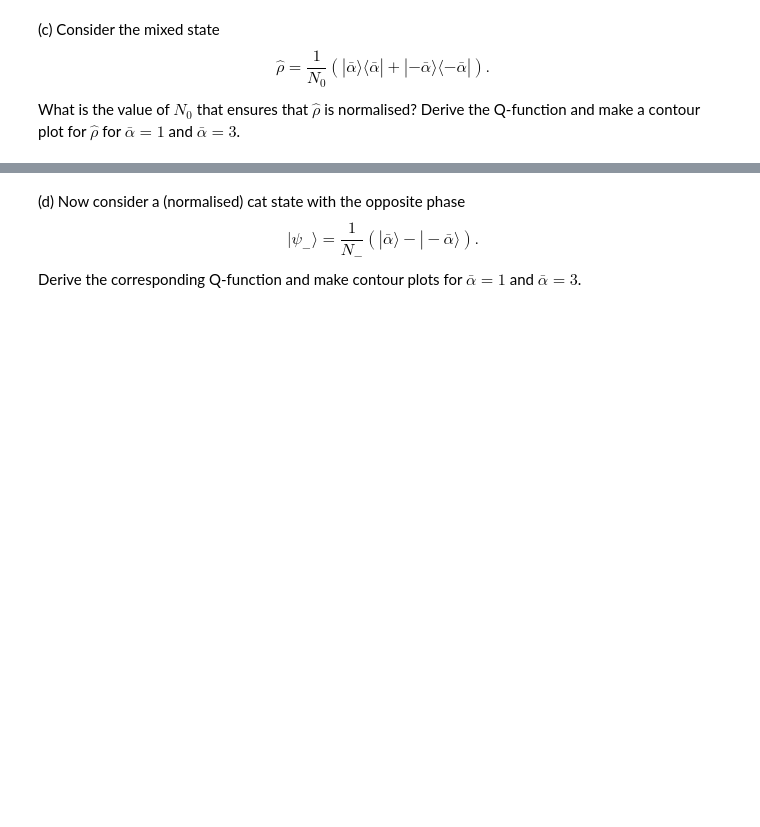
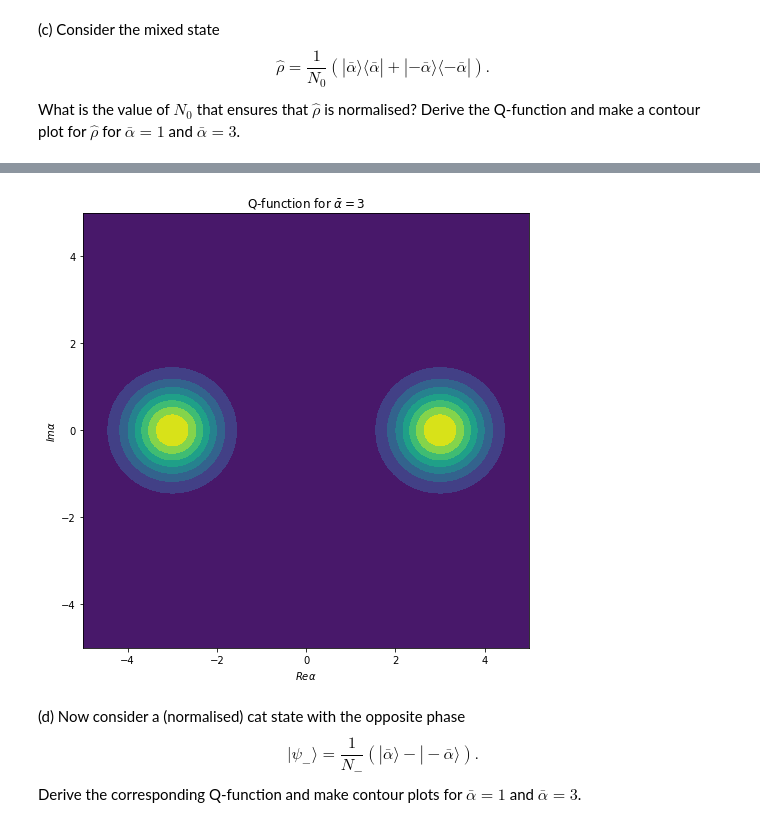
Before and after one commit to AditiRupade/Open-Quantum-Systems, a Jupyter notebook: Aditi_Rupade_Worksheet_3.ipynb, the cells around one changed output, grey strips where cells are left out. Saved outputs shown, nothing was run; the diff lists cells and outputs as text; code cells hidden in the pictures; blank space fills up the shorter version.

```diff
--- a/Aditi_Rupade_Worksheet_3.ipynb
+++ b/Aditi_Rupade_Worksheet_3.ipynb
@@ -373,2 +808,6 @@ where $|\bar{\alpha}\rangle $ and $|-\bar{\alpha}\rangle$ are coherent states.
+# %%
+plot_Q_func_rho(3)
+# %% [output]
+[figure, added]
 # %% [markdown]
 (d) Now consider a (normalised) cat state with the opposite phase $$|\psi_-\rangle = \frac{1}{N_-}\left(|\bar{\alpha}\rangle - |-\bar{\alpha}\rangle\right).$$ Derive the corresponding Q-function and make contour plots for $\bar{\alpha} = 1$ and $\bar{\alpha}=3$.
```
Also changed, not shown: parts of 61 cells of this notebook.
